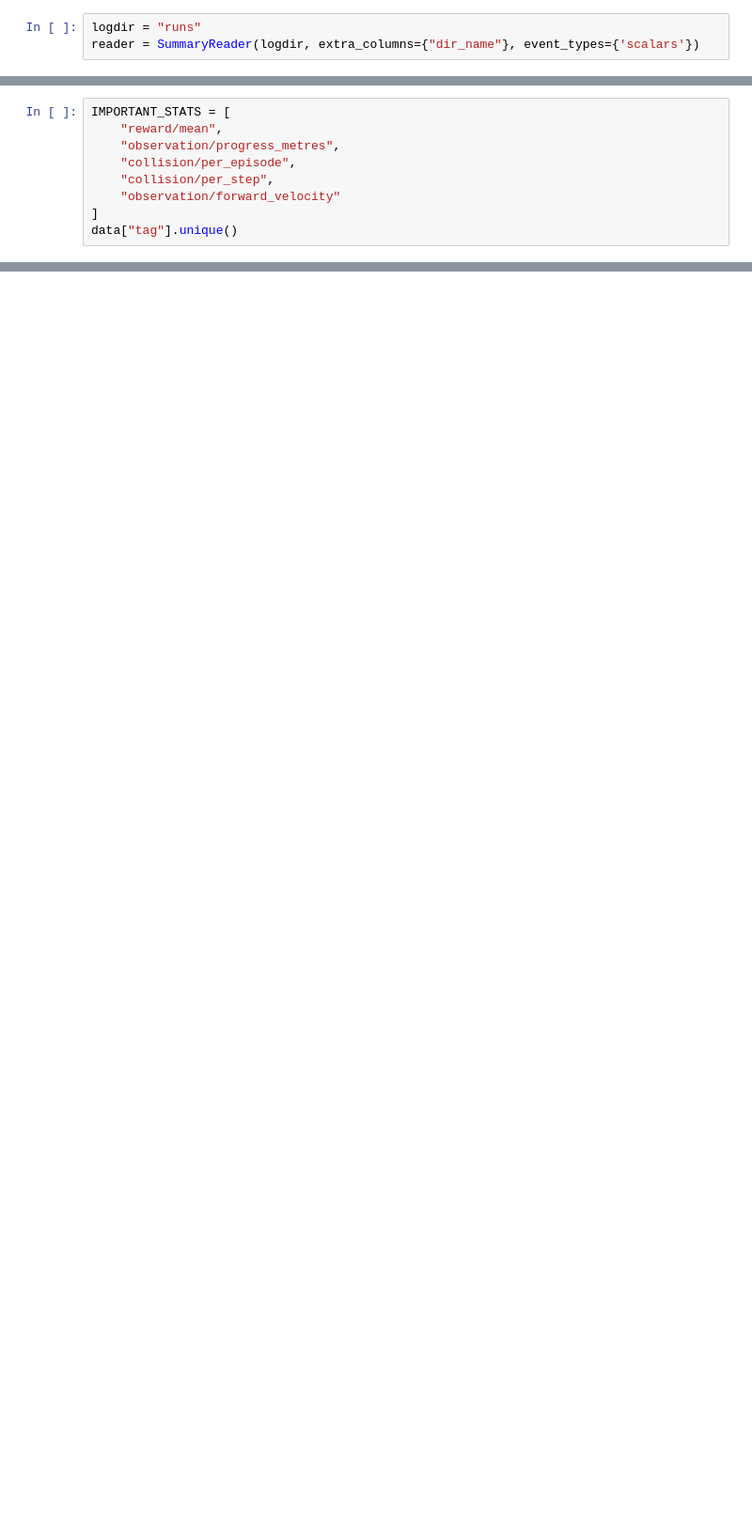
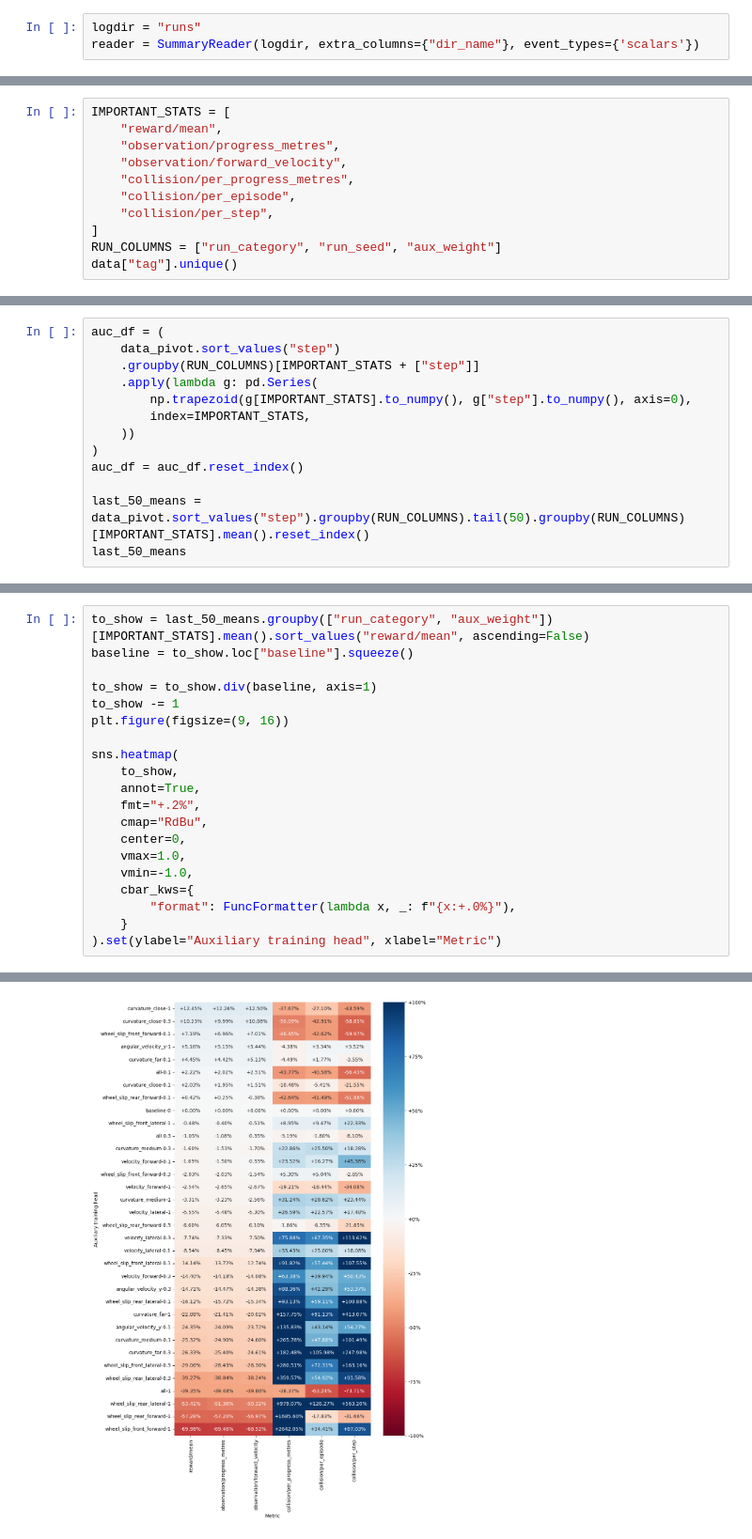
Before and after one commit to jacquesamsel/skripsie, a Jupyter notebook: view_tensorboard.ipynb, the cells around one changed output, grey strips where cells are left out. Shown at 94% size. Cells and saved outputs as stored; diff of their text form; blank space fills up the shorter version.

```diff
--- a/view_tensorboard.ipynb
+++ b/view_tensorboard.ipynb
@@ -22,10 +43,12 @@ data = data.sort_values("step")
 IMPORTANT_STATS = [
     "reward/mean",
     "observation/progress_metres",
+    "observation/forward_velocity",
+    "collision/per_progress_metres",
     "collision/per_episode",
     "collision/per_step",
-    "observation/forward_velocity"
 ]
+RUN_COLUMNS = ["run_category", "run_seed", "aux_weight"]
 data["tag"].unique()
 # %% [output]
 array(['aux/r2_score_angular_velocity_y',
@@ -234,0 +71,13 @@ np.float64(3.848117093358721)
+# %%
+auc_df = (
+    data_pivot.sort_values("step")
+    .groupby(RUN_COLUMNS)[IMPORTANT_STATS + ["step"]]
+    .apply(lambda g: pd.Series(
+        np.trapezoid(g[IMPORTANT_STATS].to_numpy(), g["step"].to_numpy(), axis=0),
+        index=IMPORTANT_STATS,
+    ))
+)
+auc_df = auc_df.reset_index()
+
+last_50_means = data_pivot.sort_values("step").groupby(RUN_COLUMNS).tail(50).groupby(RUN_COLUMNS)[IMPORTANT_STATS].mean().reset_index()
+last_50_means
@@ -234,0 +172,21 @@ np.float64(3.848117093358721)
+# %%
+to_show = last_50_means.groupby(["run_category", "aux_weight"])[IMPORTANT_STATS].mean().sort_values("reward/mean", ascending=False)
+baseline = to_show.loc["baseline"].squeeze()
+
+to_show = to_show.div(baseline, axis=1)
+to_show -= 1
+plt.figure(figsize=(9, 16))
+
+sns.heatmap(
+    to_show,
+    annot=True,
+    fmt="+.2%",
+    cmap="RdBu",
+    center=0,
+    vmax=1.0,
+    vmin=-1.0,
+    cbar_kws={
+        "format": FuncFormatter(lambda x, _: f"{x:+.0%}"),
+    }
+).set(ylabel="Auxiliary training head", xlabel="Metric")
+# %% [output]
@@ -234,0 +195 @@ np.float64(3.848117093358721)
+[figure, added]
```
Also changed, not shown: parts of 17 cells of this notebook, 3 other files.
